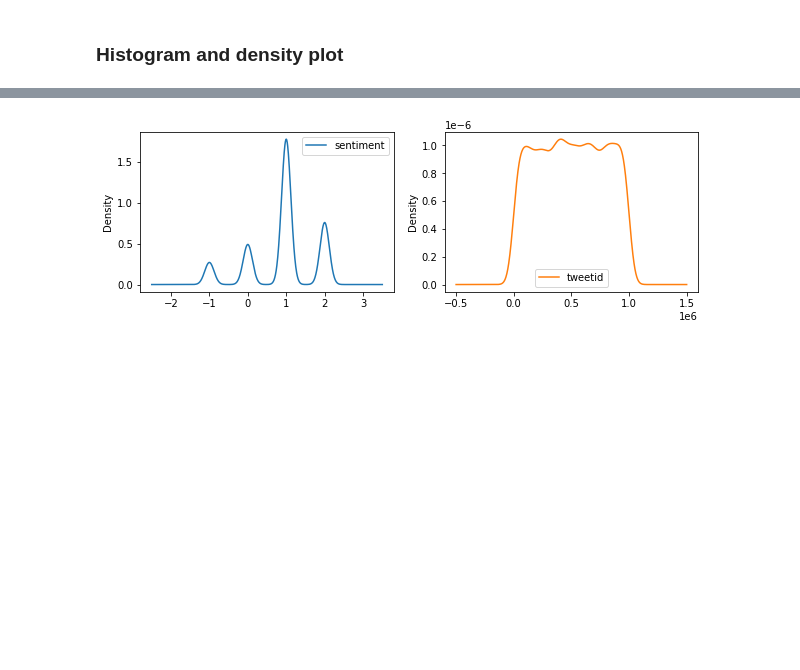
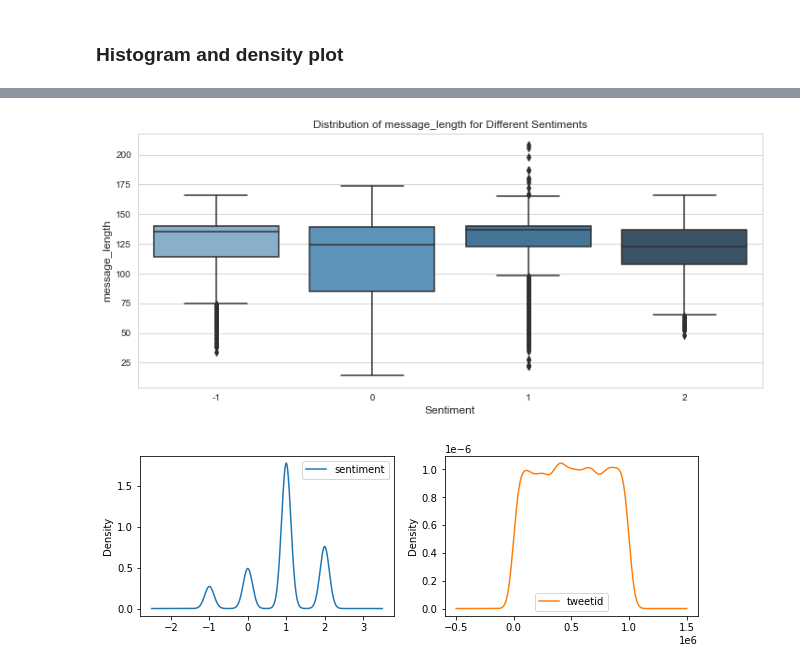
Before and after one commit to TEAMCBB3Classificationpredict/predict-notebook, a Jupyter notebook: EDSA CLIMATE NOTEBOOK.ipynb, the cells around one changed output, grey strips where cells are left out. Saved outputs shown, nothing was run; the diff lists cells and outputs as text; code cells hidden in the pictures; blank space fills up the shorter version.

```diff
--- a/EDSA CLIMATE NOTEBOOK.ipynb
+++ b/EDSA CLIMATE NOTEBOOK.ipynb
@@ -281,3 +316,12 @@ train[features].hist(figsize=(10,10));
+# %%
+fig,axis = plt.subplots(figsize=(12,5))
+sns.boxplot(x='sentiment',y='message_length',data=train,palette=("Blues_d"))
+plt.title('Distribution of message_length for Different Sentiments', fontsize = 12)
+plt.xlabel('Sentiment', fontsize = 12)
+plt.ylabel('message_length', fontsize = 12)
+plt.show()
+# %% [output]
+[figure, added]
 # %%
 train[features].plot(kind='density', subplots=True, layout=(3, 2), sharex=False, figsize=(10, 10));
 # %% [output]
```
Also changed, not shown: parts of 15 cells of this notebook.
